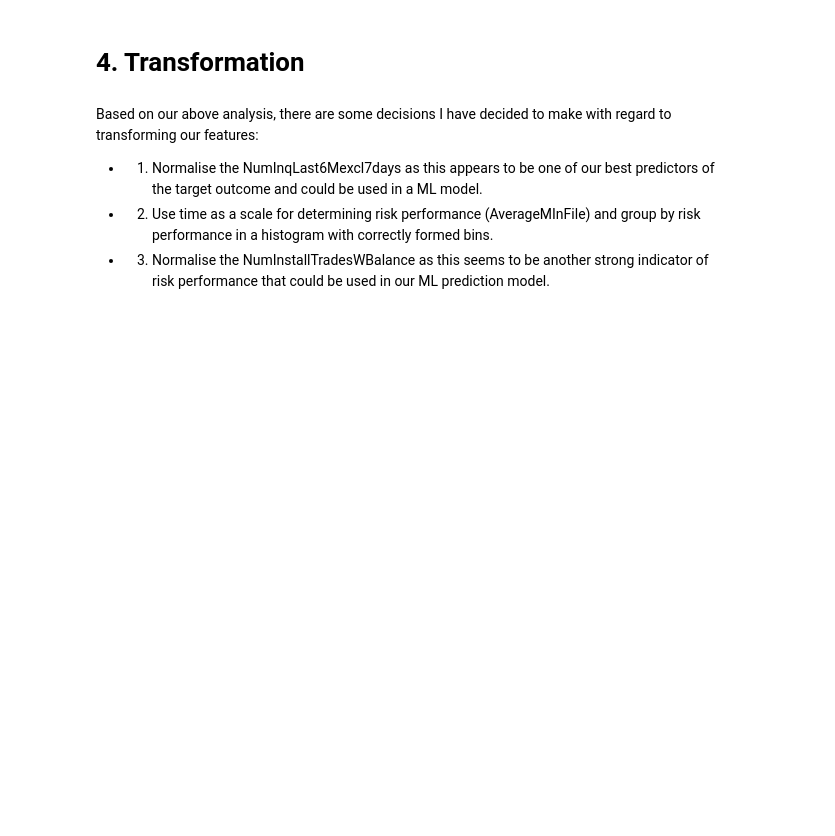
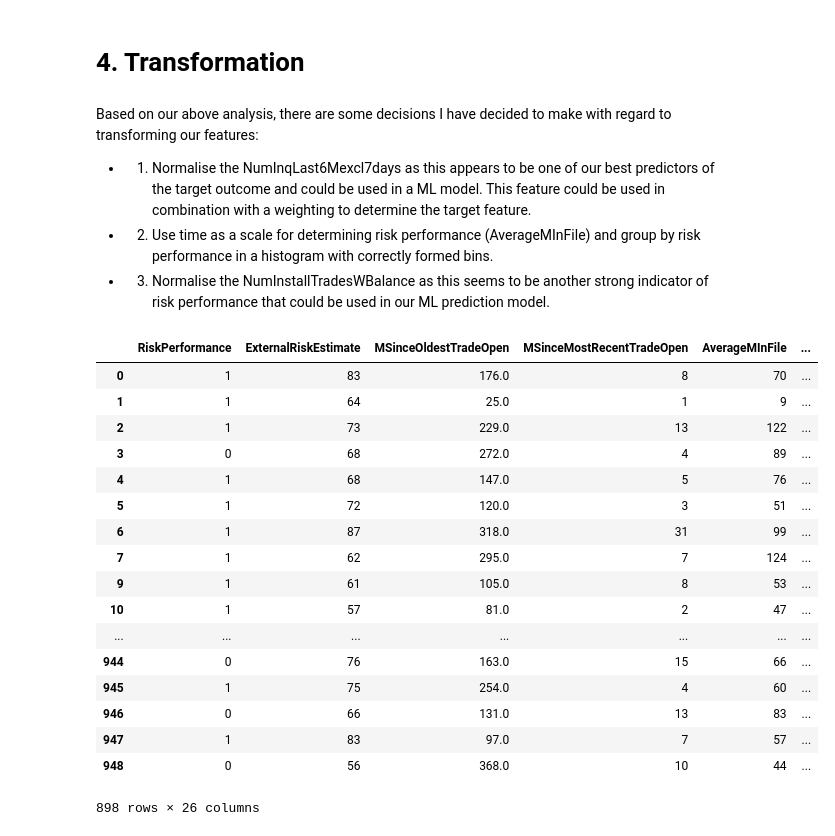
Before and after one commit to AiRcTRL2/dataAnalytics, a Jupyter notebook: Homework1_18206646.ipynb, the cells around one changed output. Saved outputs shown, nothing was run; the diff lists cells and outputs as text; code cells hidden in the pictures; blank space fills up the shorter version.

```diff
--- a/Homework1_18206646.ipynb
+++ b/Homework1_18206646.ipynb
@@ -860,6 +861,45 @@ for i in cleanedContinuousCols:
 # %% [markdown]
 Based on our above analysis, there are some decisions I have decided to make with regard to transforming our features:
 
-- 1. Normalise the NumInqLast6Mexcl7days as this appears to be one of our best predictors of the target outcome and could be used in a ML model.
+- 1. Normalise the NumInqLast6Mexcl7days as this appears to be one of our best predictors of the target outcome and could be used in a ML model. This feature could be used in combination with a weighting to determine the target feature.
 - 2. Use time as a scale for determining risk performance (AverageMInFile) and group by risk performance in a histogram with correctly formed bins.
 - 3. Normalise the NumInstallTradesWBalance as this seems to be another strong indicator of risk performance that could be used in our ML prediction model.
+# %%
+# Copy the column to a new column for each column we want to normalise
+copyDataFrame['NormalisedNumInqLast6Mexcl7days'] = copyDataFrame['NumInqLast6Mexcl7days']
+copyDataFrame['NormalisedNumInstallTradesWBalance'] = copyDataFrame['NumInstallTradesWBalance']
+
+# Code adapted from https://chrisalbon.com/python/data_wrangling/pandas_normalize_column/
+
+# Store values of these columns as floats
+colsToNormalise = copyDataFrame[['NormalisedNumInqLast6Mexcl7days','NormalisedNumInstallTradesWBalance']].values.astype(float)
+
+# Create a minimum and maximum processor object
+min_max_scaler = preprocessing.MinMaxScaler()
+
+# Create an object to transform the data to fit minmax processor
+colsToNormalise_scaled = min_max_scaler.fit_transform(colsToNormalise)
+
+# Run the normalizer on the dataframe
+copyDataFrame.loc[:,['NormalisedNumInqLast6Mexcl7days', 'NormalisedNumInstallTradesWBalance']] = colsToNormalise_scaled
+
+copyDataFrame
+# %% [output]
+|  | RiskPerformance | ExternalRiskEstimate | MSinceOldestTradeOpen | MSinceMostRecentTradeOpen | AverageMInFile | ... |
+| 0 | 1 | 83 | 176.0 | 8 | 70 | ... |
+| 1 | 1 | 64 | 25.0 | 1 | 9 | ... |
+| 2 | 1 | 73 | 229.0 | 13 | 122 | ... |
+| 3 | 0 | 68 | 272.0 | 4 | 89 | ... |
+| 4 | 1 | 68 | 147.0 | 5 | 76 | ... |
+| 5 | 1 | 72 | 120.0 | 3 | 51 | ... |
+| 6 | 1 | 87 | 318.0 | 31 | 99 | ... |
+| 7 | 1 | 62 | 295.0 | 7 | 124 | ... |
+| 9 | 1 | 61 | 105.0 | 8 | 53 | ... |
+| 10 | 1 | 57 | 81.0 | 2 | 47 | ... |
+| ... | ... | ... | ... | ... | ... | ... |
+| 944 | 0 | 76 | 163.0 | 15 | 66 | ... |
+| 945 | 1 | 75 | 254.0 | 4 | 60 | ... |
+| 946 | 0 | 66 | 131.0 | 13 | 83 | ... |
+| 947 | 1 | 83 | 97.0 | 7 | 57 | ... |
+| 948 | 0 | 56 | 368.0 | 10 | 44 | ... |
+898 rows × 26 columns
```
Also changed, not shown: parts of 2 cells of this notebook, 3 other files.
